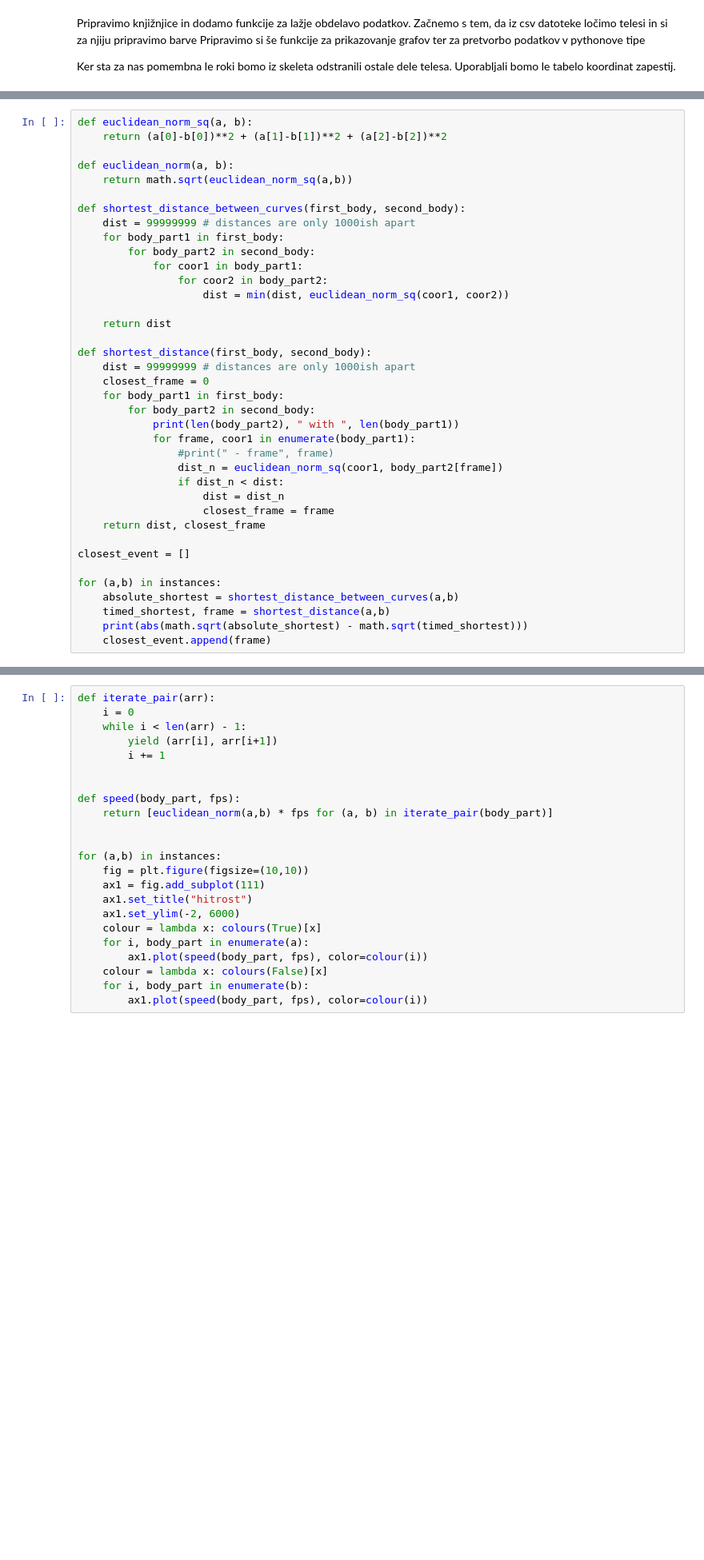
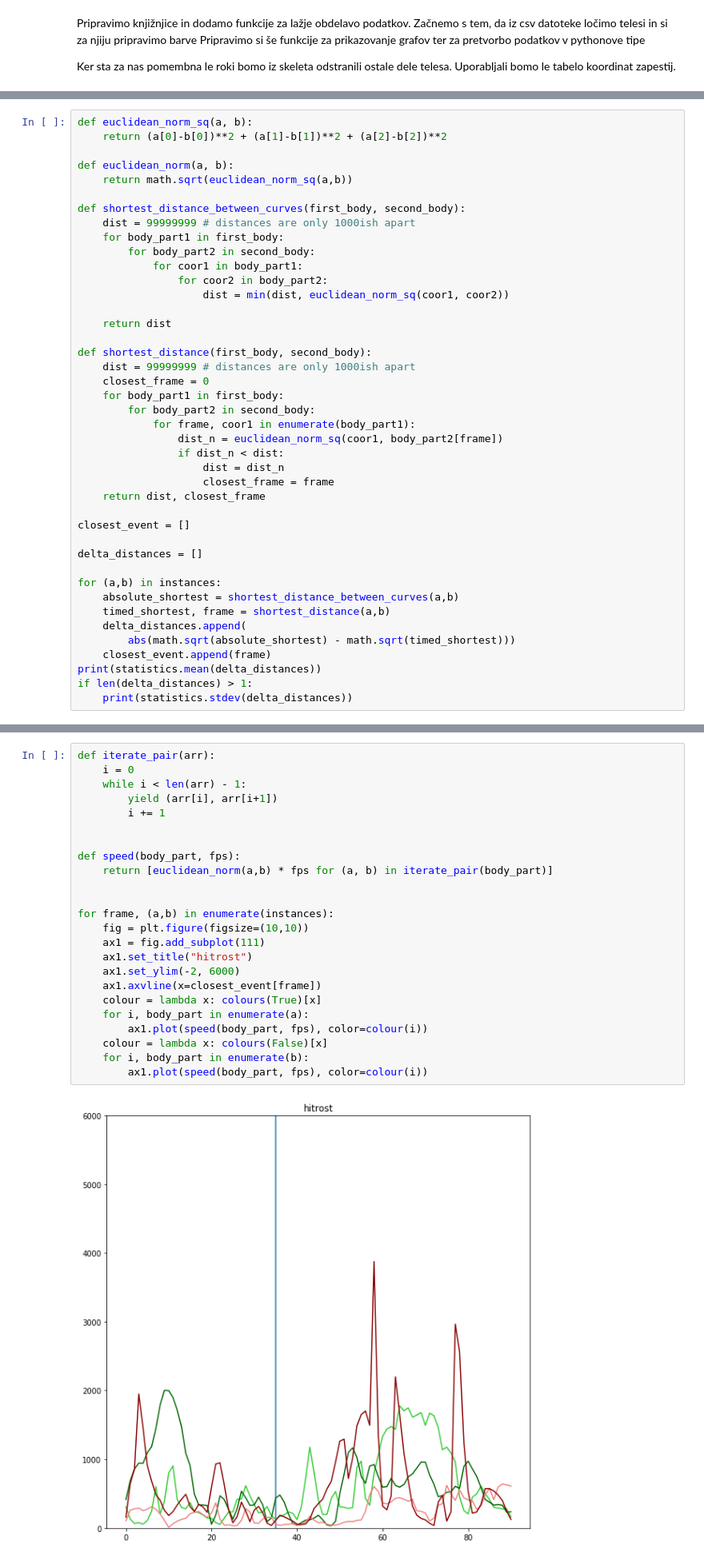
Before and after one commit to tadejpetric/behaviour-analysis, a Jupyter notebook: Astra_analysis.ipynb, the cells around one changed output, grey strips where cells are left out. Shown at 80% size. Saved outputs shown, nothing was run; the diff lists cells and outputs as text; blank space fills up the shorter version.

```diff
--- a/Astra_analysis.ipynb
+++ b/Astra_analysis.ipynb
@@ -160,9 +142,7 @@ def shortest_distance(first_body, second_body):
     closest_frame = 0
     for body_part1 in first_body:
         for body_part2 in second_body:
-            print(len(body_part2), " with ", len(body_part1))
             for frame, coor1 in enumerate(body_part1):
-                #print(" - frame", frame)
                 dist_n = euclidean_norm_sq(coor1, body_part2[frame])
                 if dist_n < dist:
                     dist = dist_n
@@ -171,9 +151,15 @@ def shortest_distance(first_body, second_body):
 
 closest_event = []
 
+delta_distances = []
+
 for (a,b) in instances:
     absolute_shortest = shortest_distance_between_curves(a,b)
     timed_shortest, frame = shortest_distance(a,b)
-    print(abs(math.sqrt(absolute_shortest) - math.sqrt(timed_shortest)))
+    delta_distances.append(
+        abs(math.sqrt(absolute_shortest) - math.sqrt(timed_shortest)))
     closest_event.append(frame)
+print(statistics.mean(delta_distances))
+if len(delta_distances) > 1:
+    print(statistics.stdev(delta_distances))
 # %% [output]
@@ -187,23 +172,26 @@ Narišemo graf hitrosti. Zaradi manjših motenj ima graf lahko velike skoke, zat
 # %%
 def iterate_pair(arr):
     i = 0
     while i < len(arr) - 1:
         yield (arr[i], arr[i+1])
         i += 1
 
 
 def speed(body_part, fps):
     return [euclidean_norm(a,b) * fps for (a, b) in iterate_pair(body_part)]
 
 
-for (a,b) in instances:
+for frame, (a,b) in enumerate(instances):
     fig = plt.figure(figsize=(10,10))
     ax1 = fig.add_subplot(111)
     ax1.set_title("hitrost")
     ax1.set_ylim(-2, 6000)
+    ax1.axvline(x=closest_event[frame])
     colour = lambda x: colours(True)[x]
     for i, body_part in enumerate(a):
         ax1.plot(speed(body_part, fps), color=colour(i))
     colour = lambda x: colours(False)[x]
     for i, body_part in enumerate(b):
         ax1.plot(speed(body_part, fps), color=colour(i))
+# %% [output]
+[figure, added]
```
Also changed, not shown: parts of 9 cells of this notebook.
